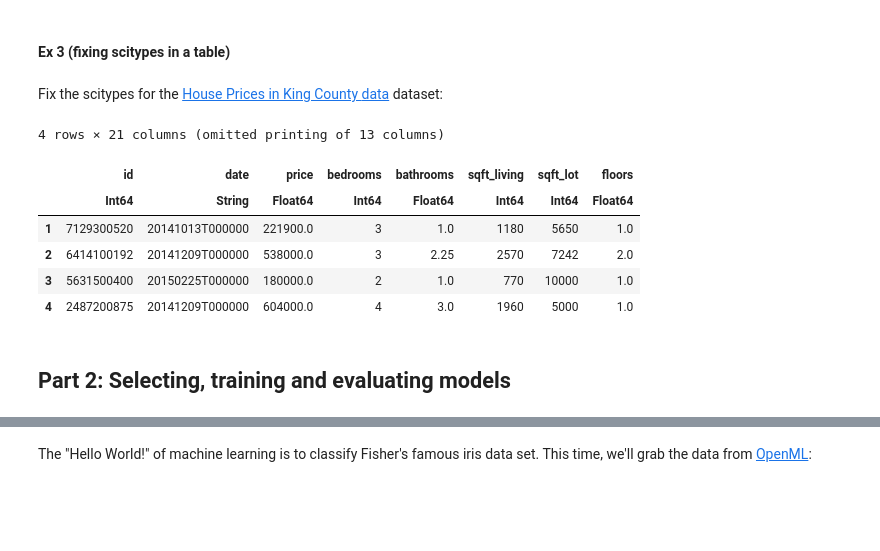
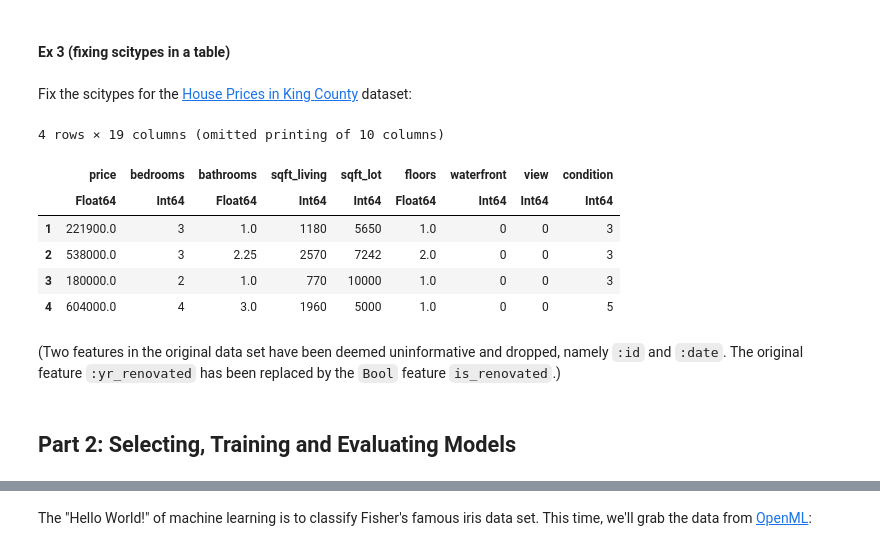
Before and after one commit to ablaom/MachineLearningInJulia2020, a Jupyter notebook: tutorials.ipynb, the cells around one changed output, grey strips where cells are left out. Cells and saved outputs as stored; diff of their text form; code cells hidden in the pictures; blank space fills up the shorter version.

```diff
--- a/tutorials.ipynb
+++ b/tutorials.ipynb
@@ -487,20 +519,24 @@ quality = ["good", "poor", "poor", "excellent", missing, "good", "excellent"]
 # %% [markdown]
 #### Ex 3 (fixing scitypes in a table)
 # %% [markdown]
-Fix the scitypes for the [House Prices in King County
-data](https://mlr3gallery.mlr-org.com/posts/2020-01-30-house-prices-in-king-county/)
+Fix the scitypes for the [House Prices in King
+County](https://mlr3gallery.mlr-org.com/posts/2020-01-30-house-prices-in-king-county/)
 dataset:
 # %%
 file = CSV.File(joinpath(DIR, "data", "house.csv"));
-house = CSV.DataFrame!(file); # convert to data frame without copying columns
+house = DataFrames.DataFrame(file); # convert to data frame without copying columns
 first(house, 4)
 # %% [output]
-4 rows × 21 columns (omitted printing of 13 columns)
+4 rows × 19 columns (omitted printing of 10 columns)
-|  | id | date | price | bedrooms | bathrooms | sqft_living | sqft_lot | floors |
-|  | Int64 | String | Float64 | Int64 | Float64 | Int64 | Int64 | Float64 |
-| 1 | 7129300520 | 20141013T000000 | 221900.0 | 3 | 1.0 | 1180 | 5650 | 1.0 |
-| 2 | 6414100192 | 20141209T000000 | 538000.0 | 3 | 2.25 | 2570 | 7242 | 2.0 |
-| 3 | 5631500400 | 20150225T000000 | 180000.0 | 2 | 1.0 | 770 | 10000 | 1.0 |
-| 4 | 2487200875 | 20141209T000000 | 604000.0 | 4 | 3.0 | 1960 | 5000 | 1.0 |
+|  | price | bedrooms | bathrooms | sqft_living | sqft_lot | floors | waterfront | view | condition |
+|  | Float64 | Int64 | Float64 | Int64 | Int64 | Float64 | Int64 | Int64 | Int64 |
+| 1 | 221900.0 | 3 | 1.0 | 1180 | 5650 | 1.0 | 0 | 0 | 3 |
+| 2 | 538000.0 | 3 | 2.25 | 2570 | 7242 | 2.0 | 0 | 0 | 3 |
+| 3 | 180000.0 | 2 | 1.0 | 770 | 10000 | 1.0 | 0 | 0 | 3 |
+| 4 | 604000.0 | 4 | 3.0 | 1960 | 5000 | 1.0 | 0 | 0 | 5 |
+# %% [markdown]
+(Two features in the original data set have been deemed uninformative
+and dropped, namely `:id` and `:date`. The original feature
+`:yr_renovated` has been replaced by the `Bool` feature `is_renovated`.)
 # %% [markdown]
-## Part 2: Selecting, training and evaluating models
+## Part 2: Selecting, Training and Evaluating Models
```
Also changed, not shown: parts of 138 cells of this notebook, 7 other files.
